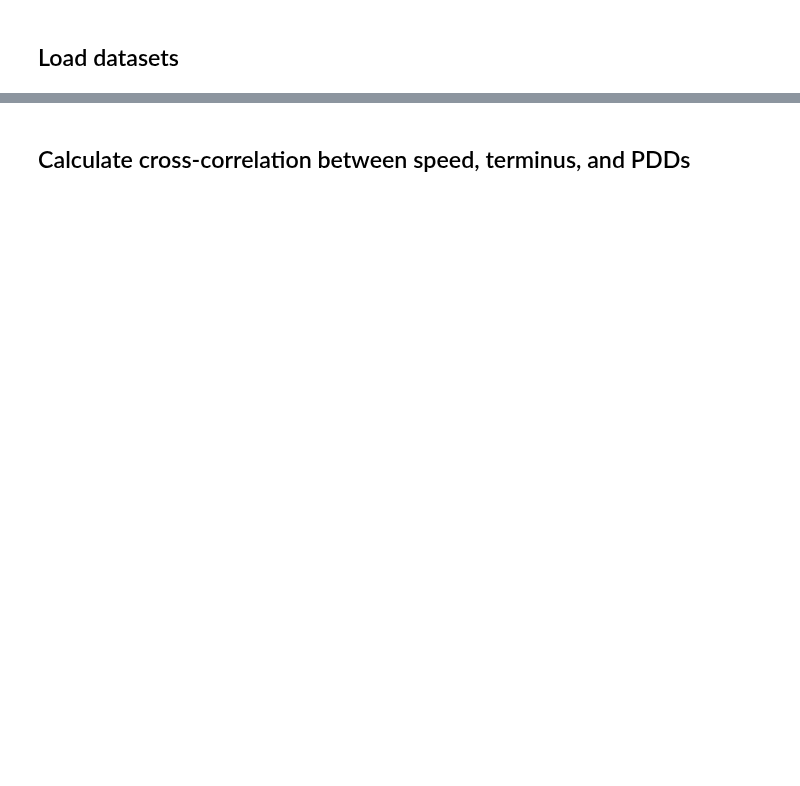
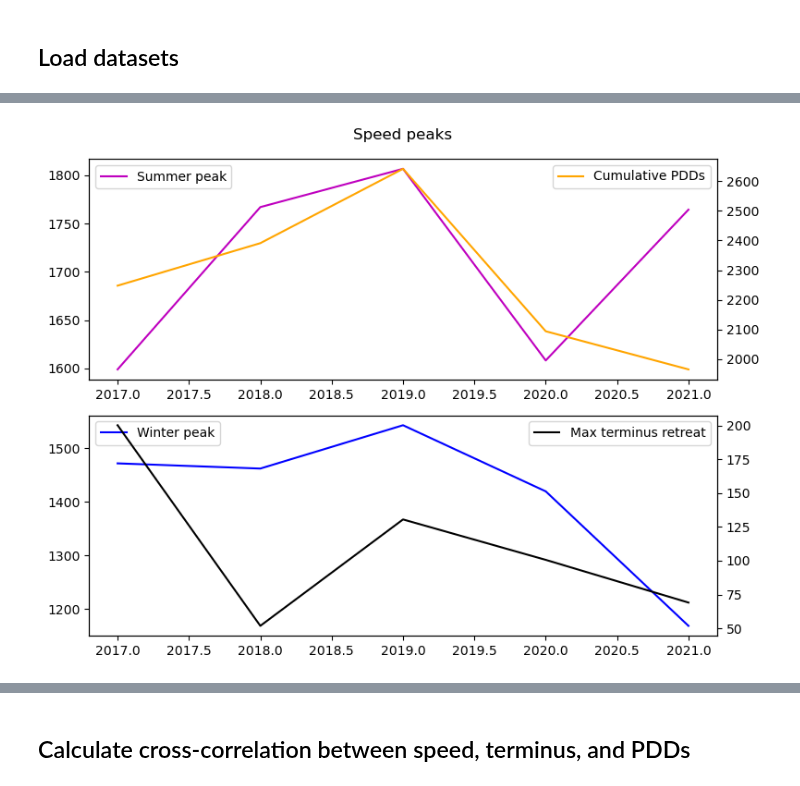
Before and after one commit to pohlan/Hubbard2024, a Jupyter notebook: make_paper_figures/speed_peaks_vs_weather_terminus.ipynb, the cells around one changed output, grey strips where cells are left out. Saved outputs shown, nothing was run; the diff lists cells and outputs as text; code cells hidden in the pictures; blank space fills up the shorter version.

```diff
--- a/make_paper_figures/speed_peaks_vs_weather_terminus.ipynb
+++ b/make_paper_figures/speed_peaks_vs_weather_terminus.ipynb
@@ -93,20 +131,89 @@ Stolen from Amy's code in the `doublestrength` folder
 # %%
-years = np.arange(2016,2022)
+# fig, ax = plt.subplots()
+winter_strengths = pd.DataFrame(columns=['Year', 'winter_peak_m_per_a', 'winter_peak_strength_m_per_a'])
+summer_strengths = pd.DataFrame(columns=['Year', 'summer_peak_m_per_a', 'summer_peak_strength_m_per_a'])
 
-# ----Summer
-summer_peak_cl_df = pd.DataFrame()
 for year in years:
-    summer_mask = np.logical_and(
-        np.logical_and(v.month >= 4, v.month <= 6),
-        v.year == year+1,
-    )
-    summer_velocities = v.v[summer_mask, :, :]
-    summer_peak = summer_velocities.max(dim='time')
+    # Winter peak
+    v_winter = v_mean_cl_df.loc[(v_mean_cl_df.Date.dt.month <= 1)
+                                & (v_mean_cl_df.Date.dt.year == year+1)].reset_index(drop=True)
+    winter_peak = v_winter['v_smooth'].max()
 
-     # Sample along centerline points
-    summer_peak_cl = np.array([float(summer_peak.sel(x=x, y=y, method='nearest').data)
-                               for (x,y) in list(zip(cl_gdf.geometry[0].coords.xy[0], cl_gdf.geometry[0].coords.xy[1]))])
-    df = pd.DataFrame({str(year): summer_peak_cl})
-    summer_peak_cl_df = pd.concat([summer_peak_cl_df, df], axis=1)
-summer_peak_cl_df
+    # Middle minimum
+    v_mid = v_mean_cl_df.loc[(v_mean_cl_df.Date.dt.month > 2)
+                                & (v_mean_cl_df.Date.dt.month < 4)
+                                & (v_mean_cl_df.Date.dt.year == year)].reset_index(drop=True)
+    middle_min = v_mid['v_smooth'].min()
+
+    # Summer peak
+    v_summer = v_mean_cl_df.loc[(v_mean_cl_df.Date.dt.month >= 4)
+                                & (v_mean_cl_df.Date.dt.month <= 6)
+                                & (v_mean_cl_df.Date.dt.year == year)].reset_index(drop=True)
+    summer_peak = v_summer['v_smooth'].max()
+
+    # Peak strengths
+    winter_strength = winter_peak - middle_min
+    summer_strength = summer_peak - middle_min
+
+    # Mean peak strengths
+    winter_df = pd.DataFrame({'Year': [year],
+                              'winter_peak_m_per_a': [winter_peak],
+                              'winter_peak_strength_m_per_a': [winter_strength]})
+    winter_strengths = pd.concat([winter_strengths, winter_df])
+    summer_df = pd.DataFrame({'Year': [year],
+                              'summer_peak_m_per_a': [summer_peak],
+                              'summer_peak_strength_m_per_a': [summer_strength]})
+    summer_strengths= pd.concat([summer_strengths, summer_df])
+
+# Combine into dataframe
+peaks_df = pd.DataFrame()
+peaks_df['Year'] = years
+peaks_df = pd.merge(peaks_df, pdd_peaks, on='Year')
+peaks_df = pd.merge(peaks_df, term_retreat_peaks, on='Year')
+winter_strengths.reset_index(drop=True, inplace=True)
+summer_strengths.reset_index(drop=True, inplace=True)
+peaks_df = pd.merge(peaks_df, winter_strengths, on='Year')
+peaks_df = pd.merge(peaks_df, summer_strengths, on='Year')
+
+# Plot peaks
+cols = list(peaks_df.columns[1:])
+fig, ax = plt.subplots(2, 1, figsize=(8,6))
+# Summer peak strength & cumsum(PDDs)
+ax[0].plot(peaks_df['Year'], peaks_df['summer_peak_m_per_a'], '-m', label='Summer peak')
+ax[0].legend(loc='upper left')
+ax2 = ax[0].twinx()
+ax2.plot(peaks_df['Year'], peaks_df['cumulative_PDD_max'], '-', color='orange', label='Cumulative PDDs')
+ax2.legend(loc='upper right')
+# Winter peak strength & terminus retreat
+ax[1].plot(peaks_df['Year'], peaks_df['winter_peak_m_per_a'], '-b', label='Winter peak')
+ax[1].legend(loc='upper left')
+ax2 = ax[1].twinx()
+ax2.plot(peaks_df['Year'], peaks_df['max_terminus_retreat_m'], '-k', label='Max terminus retreat')
+ax2.legend(loc='upper right')
+fig.suptitle('Speed peaks')
+fig.tight_layout()
+
+# Plot peak strengths
+cols = list(peaks_df.columns[1:])
+fig, ax = plt.subplots(2, 1, figsize=(8,6))
+# Summer peak strength & cumsum(PDDs)
+ax[0].plot(peaks_df['Year'], peaks_df['summer_peak_strength_m_per_a'], '-m', label='Summer peak strength')
+ax[0].legend(loc='upper left')
+ax2 = ax[0].twinx()
+ax2.plot(peaks_df['Year'], peaks_df['cumulative_PDD_max'], '-', color='orange', label='Cumulative PDDs')
+ax2.legend(loc='upper right')
+# Winter peak strength & terminus retreat
+ax[1].plot(peaks_df['Year'], peaks_df['winter_peak_strength_m_per_a'], '-b', label='Winter peak strength')
+ax[1].legend(loc='upper left')
+ax2 = ax[1].twinx()
+ax2.plot(peaks_df['Year'], peaks_df['max_terminus_retreat_m'], '-k', label='Max terminus retreat')
+ax2.legend(loc='upper right')
+fig.suptitle('Speed peak strengths')
+fig.tight_layout()
+
+
+plt.show()
+
+peaks_df
 # %% [output]
+[figure, added]
```
Also changed, not shown: parts of 27 cells of this notebook, 1 other file.
